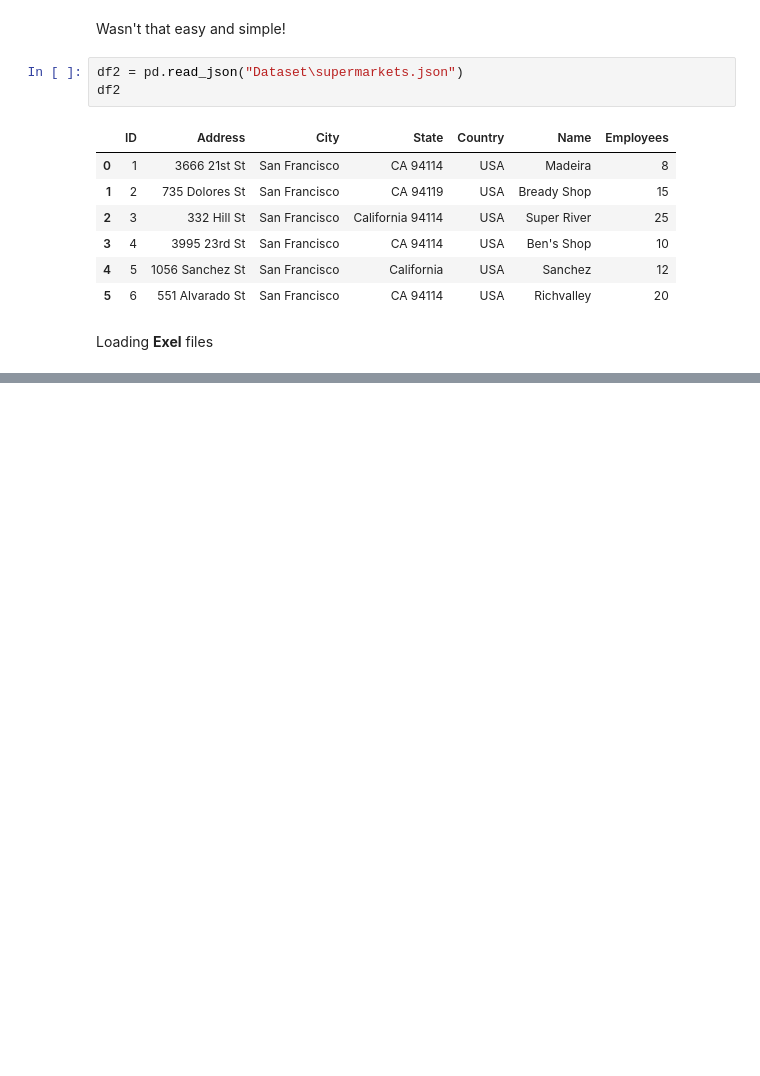
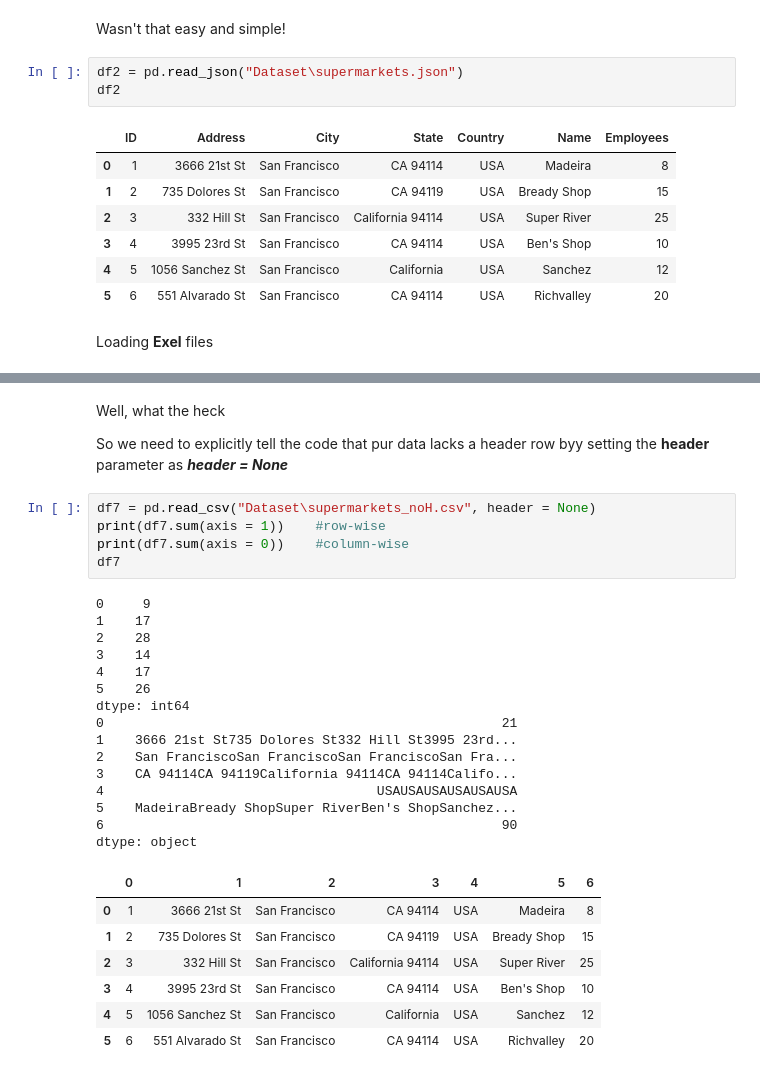
Before and after one commit to Mihir02/Python_Projects, a Jupyter notebook: Web Mapping/concepts.ipynb, the cells around one changed output, grey strips where cells are left out. Drawn from its saved outputs; the diff is of its cells as text; blank space fills up the shorter version.

```diff
--- a/Web Mapping/concepts.ipynb
+++ b/Web Mapping/concepts.ipynb
@@ -105,0 +185,32 @@ Loading **Exel** files
+# %% [markdown]
+Well, what the heck
+
+So we need to explicitly tell the code that pur data lacks a header row byy setting the **header** parameter as ***header = None***
+# %%
+df7 = pd.read_csv("Dataset\supermarkets_noH.csv", header = None)
+print(df7.sum(axis = 1))    #row-wise
+print(df7.sum(axis = 0))    #column-wise
+df7
+# %% [output]
+0     9
+1    17
+2    28
+3    14
+4    17
+5    26
+dtype: int64
+0                                                   21
+1    3666 21st St735 Dolores St332 Hill St3995 23rd...
+2    San FranciscoSan FranciscoSan FranciscoSan Fra...
+3    CA 94114CA 94119California 94114CA 94114Califo...
+4                                   USAUSAUSAUSAUSAUSA
+5    MadeiraBready ShopSuper RiverBen's ShopSanchez...
+6                                                   90
+dtype: object
+|  | 0 | 1 | 2 | 3 | 4 | 5 | 6 |
+| 0 | 1 | 3666 21st St | San Francisco | CA 94114 | USA | Madeira | 8 |
+| 1 | 2 | 735 Dolores St | San Francisco | CA 94119 | USA | Bready Shop | 15 |
+| 2 | 3 | 332 Hill St | San Francisco | California 94114 | USA | Super River | 25 |
+| 3 | 4 | 3995 23rd St | San Francisco | CA 94114 | USA | Ben's Shop | 10 |
+| 4 | 5 | 1056 Sanchez St | San Francisco | California | USA | Sanchez | 12 |
+| 5 | 6 | 551 Alvarado St | San Francisco | CA 94114 | USA | Richvalley | 20 |
```
Also changed, not shown: parts of 51 cells of this notebook, 1 other file.
